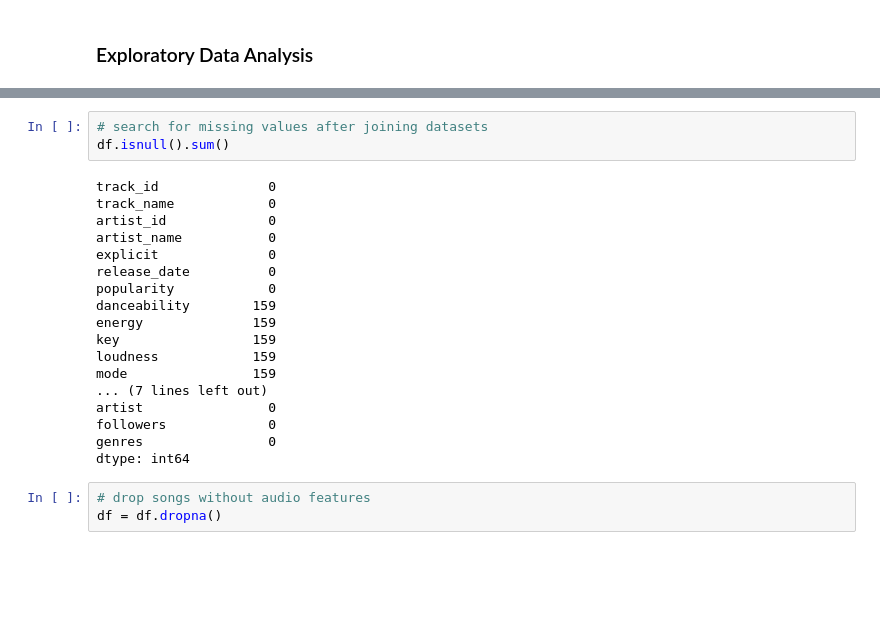
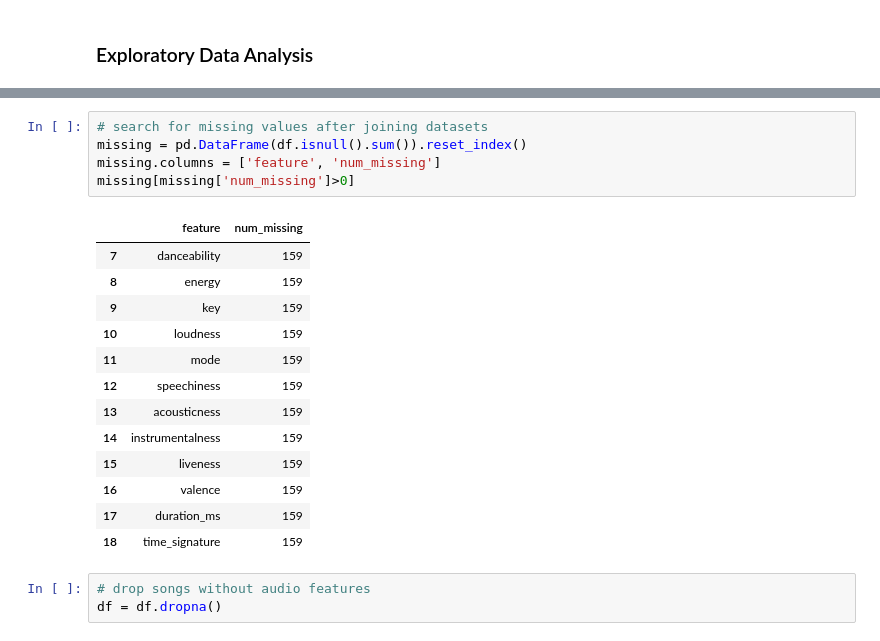
Before and after one commit to anair123/Identifying_Drivers_Of_Song_Popularity_With_Causal_ML, a Jupyter notebook: Exploratory_Data_Analysis.ipynb, the cells around one changed output, grey strips where cells are left out. Drawn from its saved outputs; the diff is of its cells as text; blank space fills up the shorter version.

```diff
--- a/Exploratory_Data_Analysis.ipynb
+++ b/Exploratory_Data_Analysis.ipynb
@@ -135,24 +156,22 @@ df.shape
 # %%
 # search for missing values after joining datasets
-df.isnull().sum()
+missing = pd.DataFrame(df.isnull().sum()).reset_index()
+missing.columns = ['feature', 'num_missing']
+missing[missing['num_missing']>0]
 # %% [output]
-track_id              0
-track_name            0
-artist_id             0
-artist_name           0
-explicit              0
-release_date          0
-popularity            0
-danceability        159
-energy              159
-key                 159
-loudness            159
-mode                159
-... (7 lines left out)
-artist                0
-followers             0
-genres                0
-dtype: int64
+|  | feature | num_missing |
+| 7 | danceability | 159 |
+| 8 | energy | 159 |
+| 9 | key | 159 |
+| 10 | loudness | 159 |
+| 11 | mode | 159 |
+| 12 | speechiness | 159 |
+| 13 | acousticness | 159 |
+| 14 | instrumentalness | 159 |
+| 15 | liveness | 159 |
+| 16 | valence | 159 |
+| 17 | duration_ms | 159 |
+| 18 | time_signature | 159 |
 # %%
 # drop songs without audio features
 df = df.dropna()
```
Also changed, not shown: parts of 2 cells of this notebook, 3 other files.
